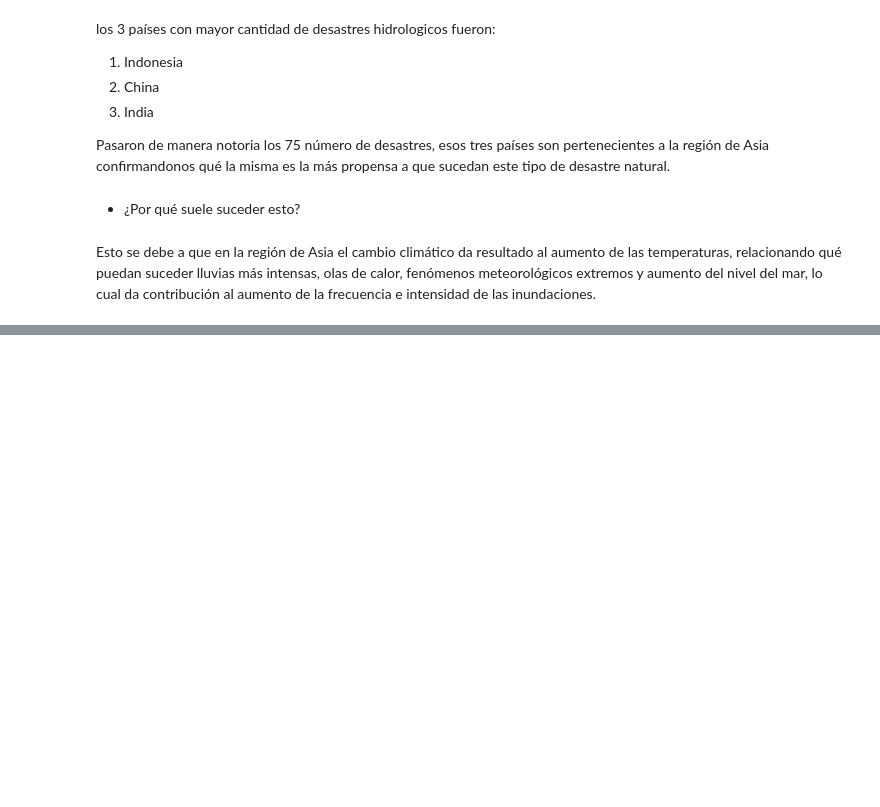
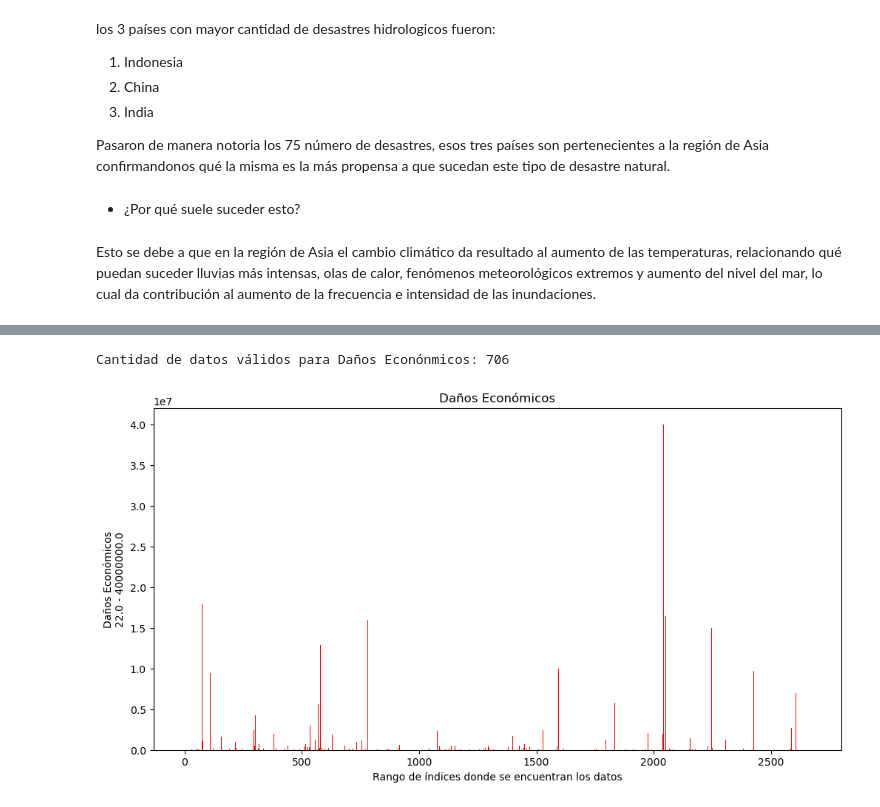
Before and after one commit to JulioZambrano91/Lights-of-Hope, a Jupyter notebook: main/Desastres_Hidrologicos_Análisis_general_Tendencias.ipynb, the cells around one changed output, grey strips where cells are left out. Saved outputs shown, nothing was run; the diff lists cells and outputs as text; code cells hidden in the pictures; blank space fills up the shorter version.

```diff
--- a/main/Desastres_Hidrologicos_Análisis_general_Tendencias.ipynb
+++ b/main/Desastres_Hidrologicos_Análisis_general_Tendencias.ipynb
@@ -187,0 +345,13 @@ Esto se debe a que en la región de Asia el cambio climático da resultado al au
+# %%
+# Gráfico de Daños Económicos
+fig, ax = plt.subplots(figsize=(12, 6))
+print(f"Cantidad de datos válidos para Daños Econónmicos: {daños.count()}")
+ax.bar(range(len(daños)), daños)
+ax.set_title('Daños Económicos')
+ax.set_xlabel('Rango de índices donde se encuentran los datos')
+ax.set_ylabel(f'Daños Económicos\n{daños.min()} - {daños.max()}')
+ax.bar(range(len(daños)), daños, color='red')
+plt.show()
+# %% [output]
+Cantidad de datos válidos para Daños Econónmicos: 706
+[figure, added]
```
Also changed, not shown: parts of 59 cells of this notebook, 5 other files.
